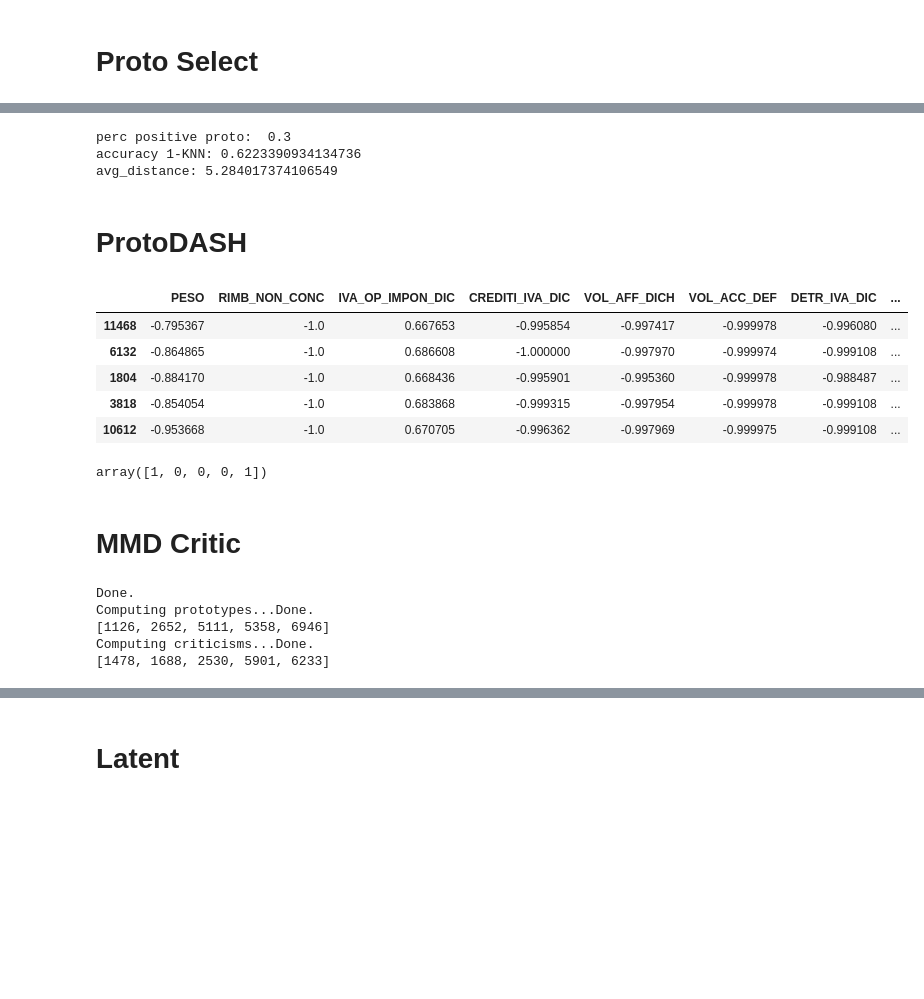
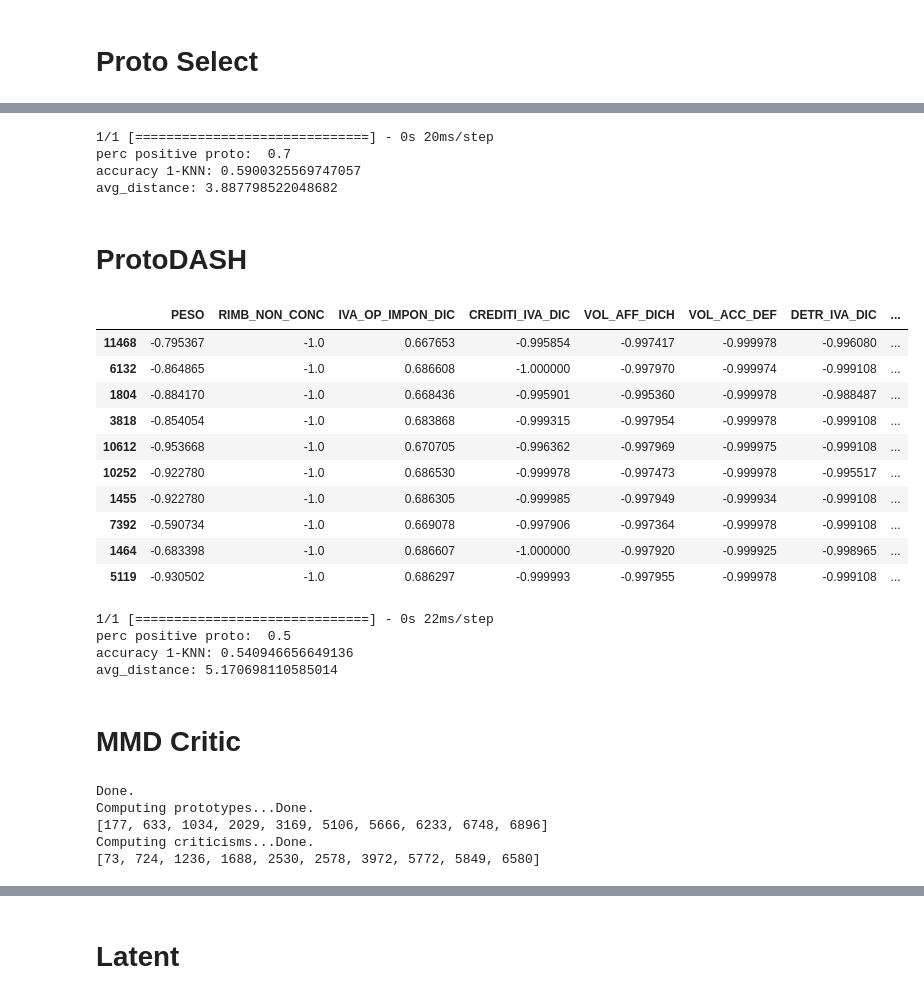
Before and after one commit to francescobodria/posthoc-similaryclass-counterfactuals, a Jupyter notebook: proto_diva.ipynb, the cells around one changed output, grey strips where cells are left out. Drawn from its saved outputs; the diff is of its cells as text; code cells hidden in the pictures; blank space fills up the shorter version.

```diff
--- a/proto_diva.ipynb
+++ b/proto_diva.ipynb
@@ -185,13 +182,16 @@ NN
 # %%
-black_box = 'xgb'
+black_box = 'nn'
 
 if black_box=='xgb':
     def predict(x, return_proba=False):
         if return_proba:
             return clf_xgb.predict_proba(x)[:,1].ravel()
         else: return clf_xgb.predict(x).ravel().ravel()
+
+    y_train_pred = predict(X_train, return_proba=True)
     y_test_pred = predict(X_test, return_proba=True)
-    y_train_pred = predict(X_train, return_proba=True)
+    y_train_bb = predict(X_train, return_proba=False)
+    y_test_bb = predict(X_test, return_proba=False)
 elif black_box=='rf':
     def predict(x, return_proba=False):
         if return_proba:
@@ -199,6 +199,8 @@ elif black_box=='rf':
         else: return clf_rf.predict(x).ravel().ravel()
     y_test_pred = predict(X_test, return_proba=True)
     y_train_pred = predict(X_train, return_proba=True)
+    y_train_bb = predict(X_train, return_proba=False)
+    y_test_bb = predict(X_test, return_proba=False)
 elif black_box=='svc':
     def predict(x, return_proba=False):
         if return_proba:
@@ -206,6 +208,8 @@ elif black_box=='svc':
         else: return clf_svc.predict(x).ravel().ravel()
     y_test_pred = predict(X_test, return_proba=True)
     y_train_pred = predict(X_train, return_proba=True)
+    y_train_bb = predict(X_train, return_proba=False)
+    y_test_bb = predict(X_test, return_proba=False)
 elif black_box=='nn':
     def predict(x, return_proba=False):
         if return_proba:
@@ -213,3 +217,5 @@ elif black_box=='nn':
         else: return np.round(clf_nn.predict(x).ravel()).astype(int).ravel()
     y_test_pred = predict(X_test, return_proba=True)
     y_train_pred = predict(X_train, return_proba=True)
+    y_train_bb = predict(X_train, return_proba=False)
+    y_test_bb = predict(X_test, return_proba=False)
@@ -218,7 +229,7 @@ elif black_box=='nn':
 # %%
 from sklearn.neighbors import KNeighborsClassifier
 neigh = KNeighborsClassifier(n_neighbors=1)
-neigh.fit(X_train, Y_train)
+neigh.fit(X_train, y_train_bb)
 
-print(accuracy_score(neigh.predict(X_test),Y_test))
+print(accuracy_score(neigh.predict(X_test),y_test_bb))
 # %% [output]
@@ -249,20 +261,21 @@ pd.DataFrame(summary.prototypes, columns=X_train.columns)
 # %%
-proto_pred = predict(summary.prototypes)
+proto_pred = predict(proto_select)
 print('perc positive proto: ', np.mean(proto_pred))
 
 from scipy.spatial.distance import cdist
-knn_1 = np.argmin(cdist(summary.prototypes, X_test),axis=0)
+knn_1 = np.argmin(cdist(proto_select.values, X_test),axis=0)
 d = {}
 for i in range(10):
     d[i]=proto_pred[i]
 knn_1 = [d[x] for x in knn_1]
-print('accuracy 1-KNN:',accuracy_score(knn_1,Y_test))
+print('accuracy 1-KNN:',accuracy_score(knn_1,y_test_bb))
 
-print('avg_distance:',np.mean(cdist(summary.prototypes,summary.prototypes)))
+print('avg_distance:',np.mean(cdist(proto_select.values,proto_select.values)))
 # %% [output]
-perc positive proto:  0.3
-accuracy 1-KNN: 0.6223390934134736
-avg_distance: 5.284017374106549
+1/1 [==============================] - 0s 20ms/step
+perc positive proto:  0.7
+accuracy 1-KNN: 0.5900325569747057
+avg_distance: 3.887798522048682
 # %% [markdown]
 # ProtoDASH
 # %%
@@ -273,21 +286,40 @@ explainer = ProtodashExplainer()
 # call protodash explainer
 # S contains indices of the selected prototypes
 # W contains importance weights associated with the selected prototypes
-(W, S, _) = explainer.explain(X_train.values, X_train.values, m=5)
+(W, S, _) = explainer.explain(X_train.values, X_train.values, m=10)
 # %%
-inc_prototypes = X_train.iloc[S, :].copy()
-inc_prototypes
+proto_dash = X_train.iloc[S, :].copy()
+proto_dash
 # %% [output]
 |  | PESO | RIMB_NON_CONC | IVA_OP_IMPON_DIC | CREDITI_IVA_DIC | VOL_AFF_DICH | VOL_ACC_DEF | DETR_IVA_DIC | ... |
 | 11468 | -0.795367 | -1.0 | 0.667653 | -0.995854 | -0.997417 | -0.999978 | -0.996080 | ... |
 | 6132 | -0.864865 | -1.0 | 0.686608 | -1.000000 | -0.997970 | -0.999974 | -0.999108 | ... |
 | 1804 | -0.884170 | -1.0 | 0.668436 | -0.995901 | -0.995360 | -0.999978 | -0.988487 | ... |
 | 3818 | -0.854054 | -1.0 | 0.683868 | -0.999315 | -0.997954 | -0.999978 | -0.999108 | ... |
 | 10612 | -0.953668 | -1.0 | 0.670705 | -0.996362 | -0.997969 | -0.999975 | -0.999108 | ... |
+| 10252 | -0.922780 | -1.0 | 0.686530 | -0.999978 | -0.997473 | -0.999978 | -0.995517 | ... |
+| 1455 | -0.922780 | -1.0 | 0.686305 | -0.999985 | -0.997949 | -0.999934 | -0.999108 | ... |
+| 7392 | -0.590734 | -1.0 | 0.669078 | -0.997906 | -0.997364 | -0.999978 | -0.999108 | ... |
+| 1464 | -0.683398 | -1.0 | 0.686607 | -1.000000 | -0.997920 | -0.999925 | -0.998965 | ... |
+| 5119 | -0.930502 | -1.0 | 0.686297 | -0.999993 | -0.997955 | -0.999978 | -0.999108 | ... |
-# %%
-predict(inc_prototypes)
-# %% [output]
-array([1, 0, 0, 0, 1])
+# %%
+proto_pred = predict(proto_dash)
+print('perc positive proto: ', np.mean(proto_pred))
+
+from scipy.spatial.distance import cdist
+knn_1 = np.argmin(cdist(proto_dash.values, X_test),axis=0)
+d = {}
+for i in range(10):
+    d[i]=proto_pred[i]
+knn_1 = [d[x] for x in knn_1]
+print('accuracy 1-KNN:',accuracy_score(knn_1,y_test_bb))
+
+print('avg_distance:',np.mean(cdist(proto_dash.values,proto_dash.values)))
+# %% [output]
+1/1 [==============================] - 0s 22ms/step
+perc positive proto:  0.5
+accuracy 1-KNN: 0.540946656649136
+avg_distance: 5.170698110585014
 # %% [markdown]
 # MMD Critic
 # %%
@@ -295,8 +327,8 @@ from mmd.mmd_critic import Dataset, select_prototypes, select_criticisms
 
 gamma = 0.026
 
-num_prototypes = 5
-num_criticisms = 5
+num_prototypes = 10
+num_criticisms = 10
 
 kernel_type = 'local'
 # kernel_type = 'global'
@@ -305,7 +337,7 @@ kernel_type = 'local'
 regularizer = 'logdet'
 # regularizer = 'iterative'
 
-d_train = Dataset(torch.tensor(X_train.values, dtype=torch.float), torch.tensor(Y_train.values,dtype=torch.long))
+d_train = Dataset(torch.tensor(X_train.values, dtype=torch.float), torch.tensor(y_train_bb,dtype=torch.long))
 if kernel_type == 'global':
     d_train.compute_rbf_kernel(gamma)
 elif kernel_type == 'local':
@@ -342,7 +374,7 @@ print(criticism_indices.sort()[0].tolist())
 # %% [output]
 Done.
 Computing prototypes...Done.
-[1126, 2652, 5111, 5358, 6946]
+[177, 633, 1034, 2029, 3169, 5106, 5666, 6233, 6748, 6896]
 Computing criticisms...Done.
-[1478, 1688, 2530, 5901, 6233]
+[73, 724, 1236, 1688, 2530, 2578, 3972, 5772, 5849, 6580]
 # %%
```
Also changed, not shown: parts of 20 cells of this notebook, 31 other files.
